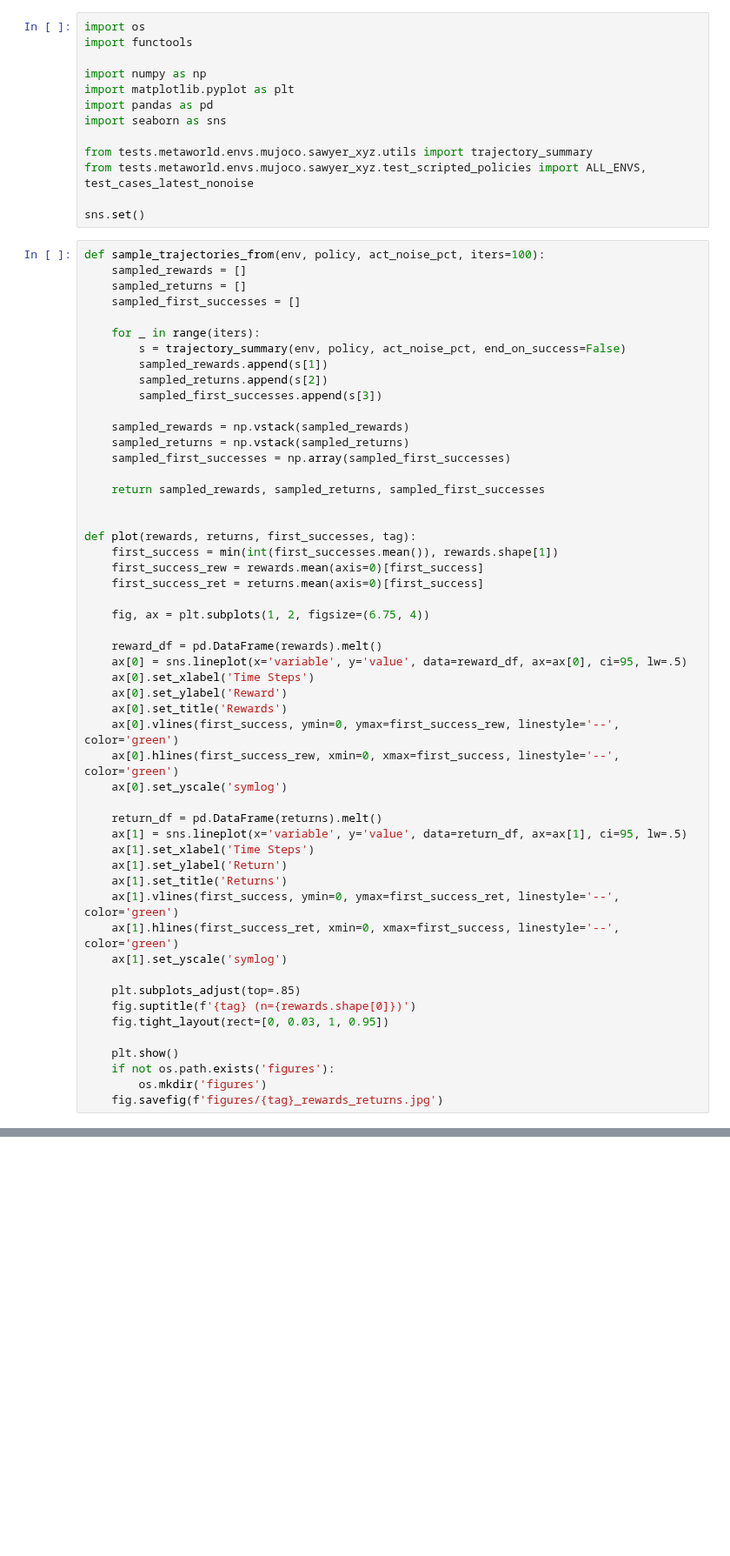
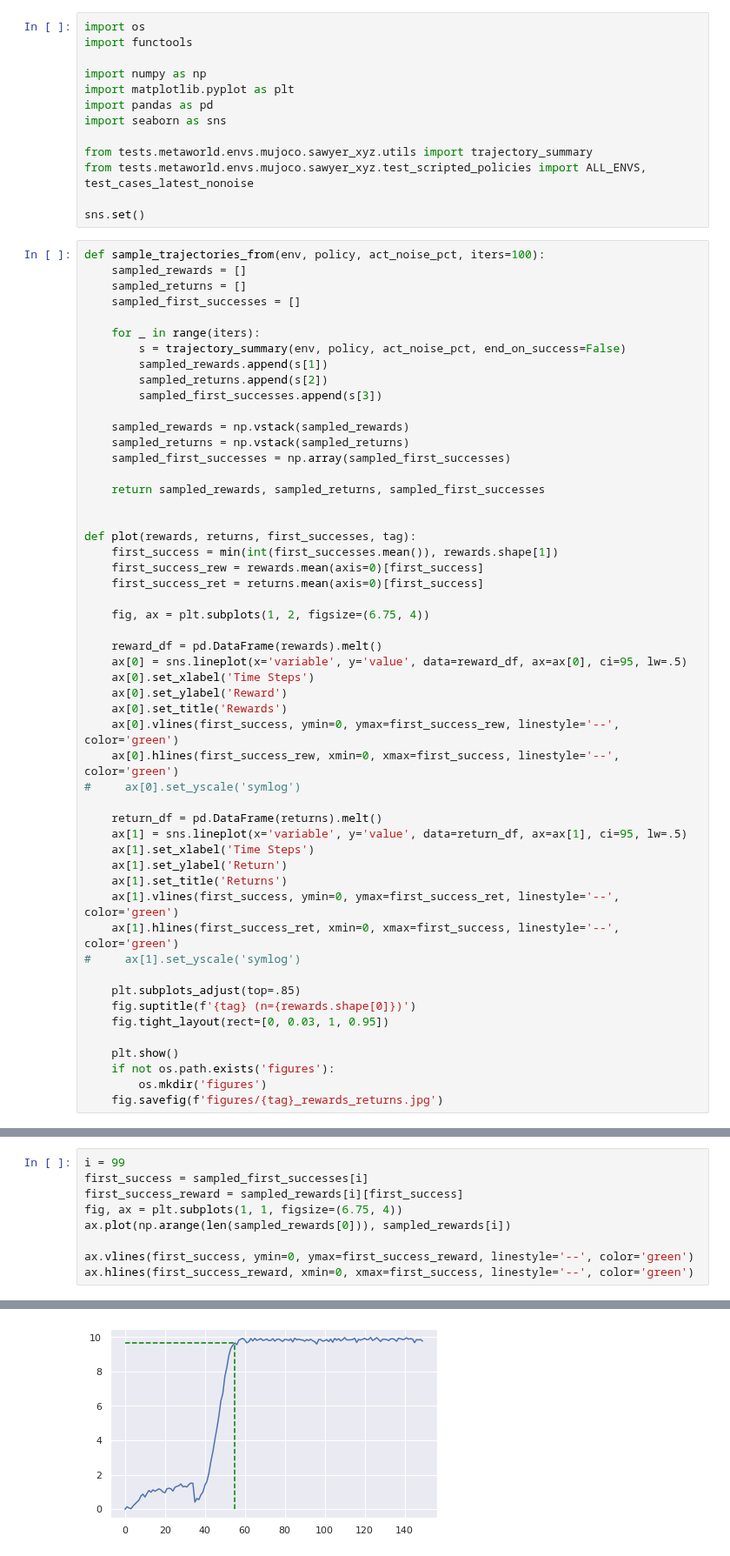
Before and after one commit to Farama-Foundation/Metaworld, a Jupyter notebook: scripts/plot_rewards_returns.ipynb, the cells around one changed output, grey strips where cells are left out. Shown at 87% size. Cells and saved outputs as stored; diff of their text form; blank space fills up the shorter version.

```diff
--- a/scripts/plot_rewards_returns.ipynb
+++ b/scripts/plot_rewards_returns.ipynb
@@ -44,7 +44,7 @@ def plot(rewards, returns, first_successes, tag):
     ax[0].set_title('Rewards')
     ax[0].vlines(first_success, ymin=0, ymax=first_success_rew, linestyle='--', color='green')
     ax[0].hlines(first_success_rew, xmin=0, xmax=first_success, linestyle='--', color='green')
-    ax[0].set_yscale('symlog')
+#     ax[0].set_yscale('symlog')
 
     return_df = pd.DataFrame(returns).melt()
     ax[1] = sns.lineplot(x='variable', y='value', data=return_df, ax=ax[1], ci=95, lw=.5)
@@ -53,7 +53,7 @@ def plot(rewards, returns, first_successes, tag):
     ax[1].set_title('Returns')
     ax[1].vlines(first_success, ymin=0, ymax=first_success_ret, linestyle='--', color='green')
     ax[1].hlines(first_success_ret, xmin=0, xmax=first_success, linestyle='--', color='green')
-    ax[1].set_yscale('symlog')
+#     ax[1].set_yscale('symlog')
 
     plt.subplots_adjust(top=.85)
     fig.suptitle(f'{tag} (n={rewards.shape[0]})')
@@ -123,0 +127,10 @@ for env, noise in config:
+# %%
+i = 99
+first_success = sampled_first_successes[i]
+first_success_reward = sampled_rewards[i][first_success]
+fig, ax = plt.subplots(1, 1, figsize=(6.75, 4))
+ax.plot(np.arange(len(sampled_rewards[0])), sampled_rewards[i])
+
+ax.vlines(first_success, ymin=0, ymax=first_success_reward, linestyle='--', color='green')
+ax.hlines(first_success_reward, xmin=0, xmax=first_success, linestyle='--', color='green')
+# %% [output]
@@ -123,0 +138 @@ for env, noise in config:
+[figure, added]
```
Also changed, not shown: parts of 3 cells of this notebook, 11 other files.
